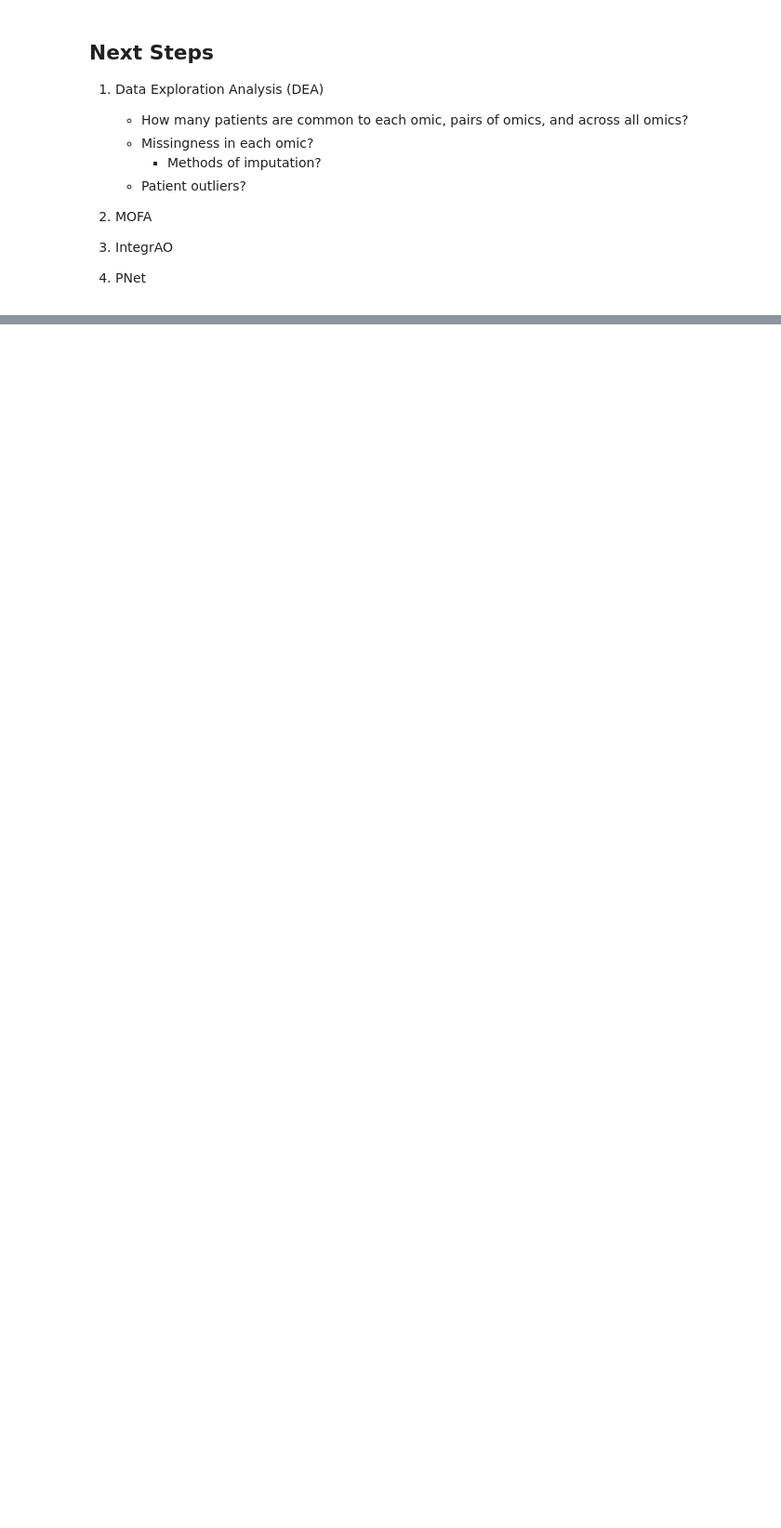
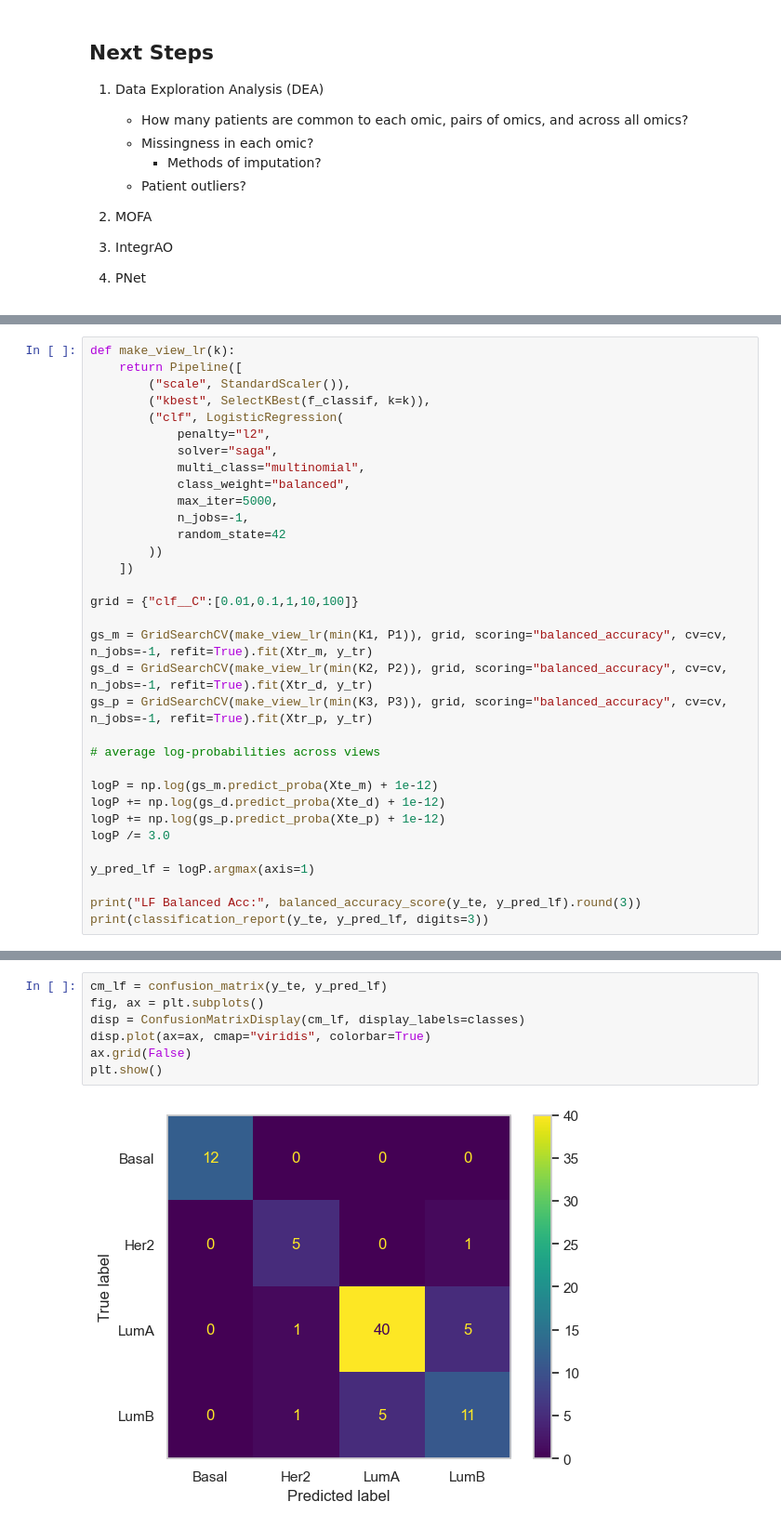
Before and after one commit to MarkoStc/ml_project2, a Jupyter notebook: code/DataExploration.ipynb, the cells around one changed output, grey strips where cells are left out. Shown at 93% size. Drawn from its saved outputs; the diff is of its cells as text; blank space fills up the shorter version.

```diff
--- a/code/DataExploration.ipynb
+++ b/code/DataExploration.ipynb
@@ -154,0 +459,33 @@ plt.show()
+# %%
+def make_view_lr(k):
+    return Pipeline([
+        ("scale", StandardScaler()),
+        ("kbest", SelectKBest(f_classif, k=k)),
+        ("clf", LogisticRegression(
+            penalty="l2",
+            solver="saga",
+            multi_class="multinomial",
+            class_weight="balanced",
+            max_iter=5000,
+            n_jobs=-1,
+            random_state=42
+        ))
+    ])
+
+grid = {"clf__C":[0.01,0.1,1,10,100]}
+
+gs_m = GridSearchCV(make_view_lr(min(K1, P1)), grid, scoring="balanced_accuracy", cv=cv, n_jobs=-1, refit=True).fit(Xtr_m, y_tr)
+gs_d = GridSearchCV(make_view_lr(min(K2, P2)), grid, scoring="balanced_accuracy", cv=cv, n_jobs=-1, refit=True).fit(Xtr_d, y_tr)
+gs_p = GridSearchCV(make_view_lr(min(K3, P3)), grid, scoring="balanced_accuracy", cv=cv, n_jobs=-1, refit=True).fit(Xtr_p, y_tr)
+
+# average log-probabilities across views
+
+logP = np.log(gs_m.predict_proba(Xte_m) + 1e-12)
+logP += np.log(gs_d.predict_proba(Xte_d) + 1e-12)
+logP += np.log(gs_p.predict_proba(Xte_p) + 1e-12)
+logP /= 3.0
+
+y_pred_lf = logP.argmax(axis=1)
+
+print("LF Balanced Acc:", balanced_accuracy_score(y_te, y_pred_lf).round(3))
+print(classification_report(y_te, y_pred_lf, digits=3))
@@ -154,0 +504,9 @@ plt.show()
+# %%
+cm_lf = confusion_matrix(y_te, y_pred_lf)
+fig, ax = plt.subplots()
+disp = ConfusionMatrixDisplay(cm_lf, display_labels=classes)
+disp.plot(ax=ax, cmap="viridis", colorbar=True)
+ax.grid(False)
+plt.show()
+# %% [output]
+[figure, added]
```
Also changed, not shown: parts of 22 cells of this notebook.
